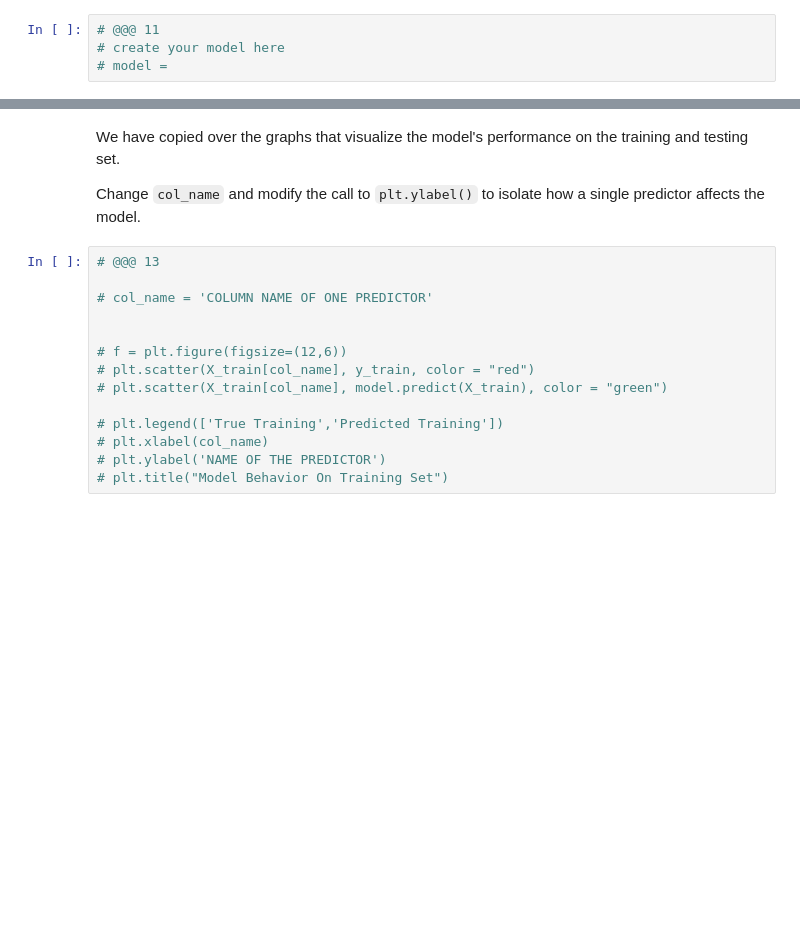
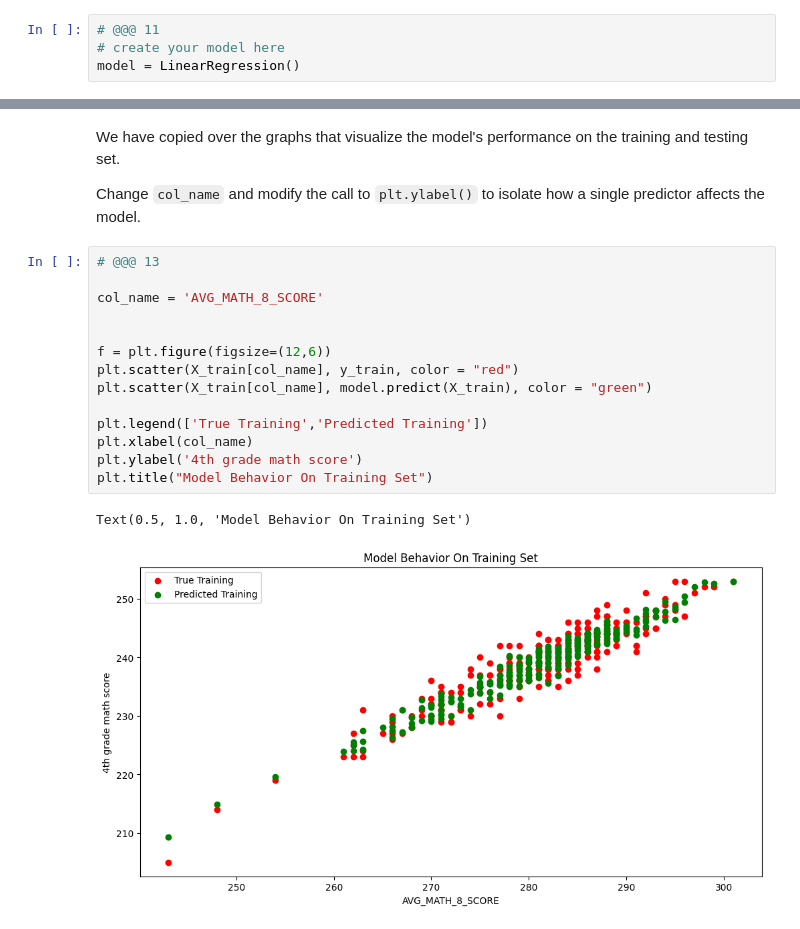
Before and after one commit to mpsivadasan/MDST-Onboarding-main, a Jupyter notebook: tutorial1/checkpoint1.ipynb, the cells around one changed output, grey strips where cells are left out. Saved outputs shown, nothing was run; the diff lists cells and outputs as text; blank space fills up the shorter version.

```diff
--- a/tutorial1/checkpoint1.ipynb
+++ b/tutorial1/checkpoint1.ipynb
@@ -193,6 +193,6 @@ from sklearn.linear_model import LinearRegression
 # %%
 # @@@ 11
 # create your model here
-# model =
+model = LinearRegression()
 # %%
 model.fit(X_train, y_train)
@@ -211,17 +220,20 @@ Change `col_name` and modify the call to `plt.ylabel()` to isolate how a single
 # %%
 # @@@ 13
 
-# col_name = 'COLUMN NAME OF ONE PREDICTOR'
+col_name = 'AVG_MATH_8_SCORE'
 
 
-# f = plt.figure(figsize=(12,6))
-# plt.scatter(X_train[col_name], y_train, color = "red")
-# plt.scatter(X_train[col_name], model.predict(X_train), color = "green")
+f = plt.figure(figsize=(12,6))
+plt.scatter(X_train[col_name], y_train, color = "red")
+plt.scatter(X_train[col_name], model.predict(X_train), color = "green")
 
-# plt.legend(['True Training','Predicted Training'])
-# plt.xlabel(col_name)
-# plt.ylabel('NAME OF THE PREDICTOR')
-# plt.title("Model Behavior On Training Set")
+plt.legend(['True Training','Predicted Training'])
+plt.xlabel(col_name)
+plt.ylabel('4th grade math score')
+plt.title("Model Behavior On Training Set")
+# %% [output]
+Text(0.5, 1.0, 'Model Behavior On Training Set')
+[figure, added]
 # %%
 # @@@ 14
 
```
Also changed, not shown: parts of 4 cells of this notebook.
